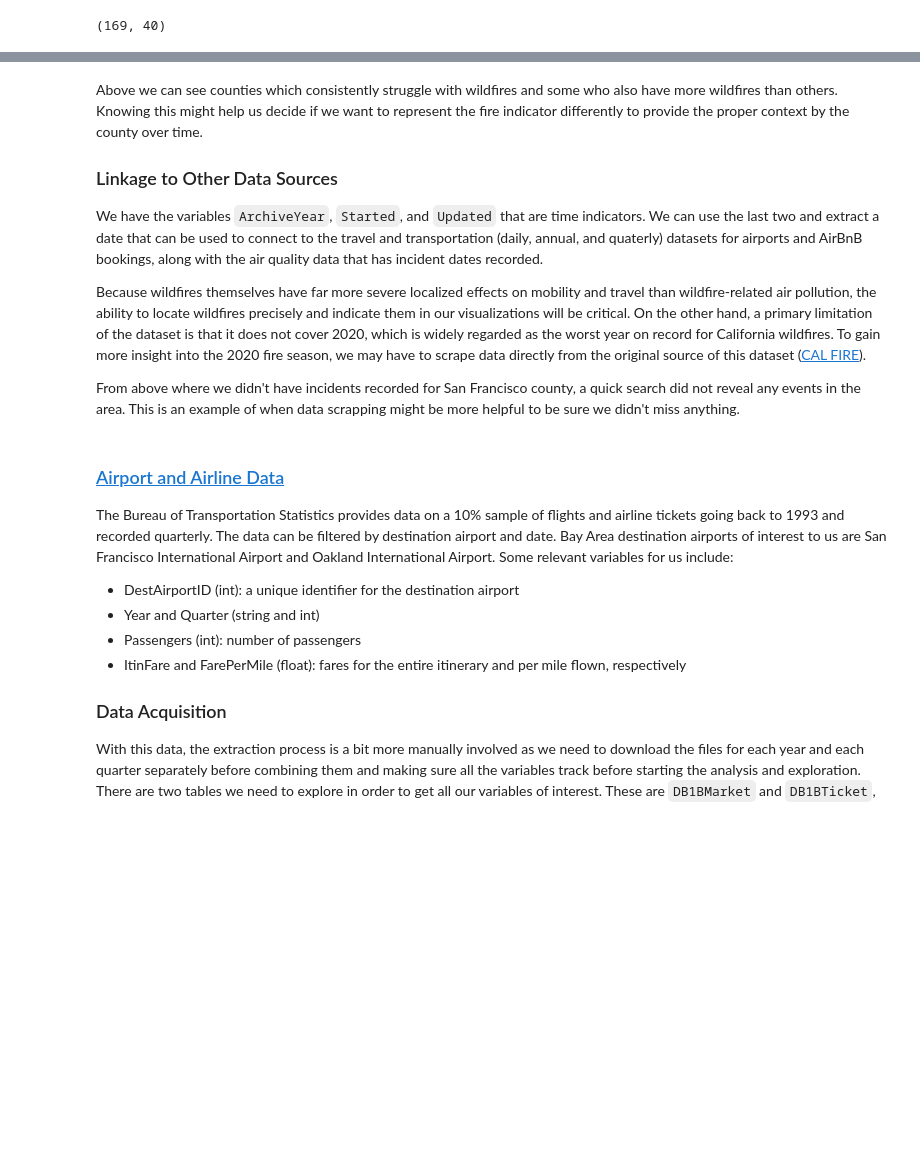
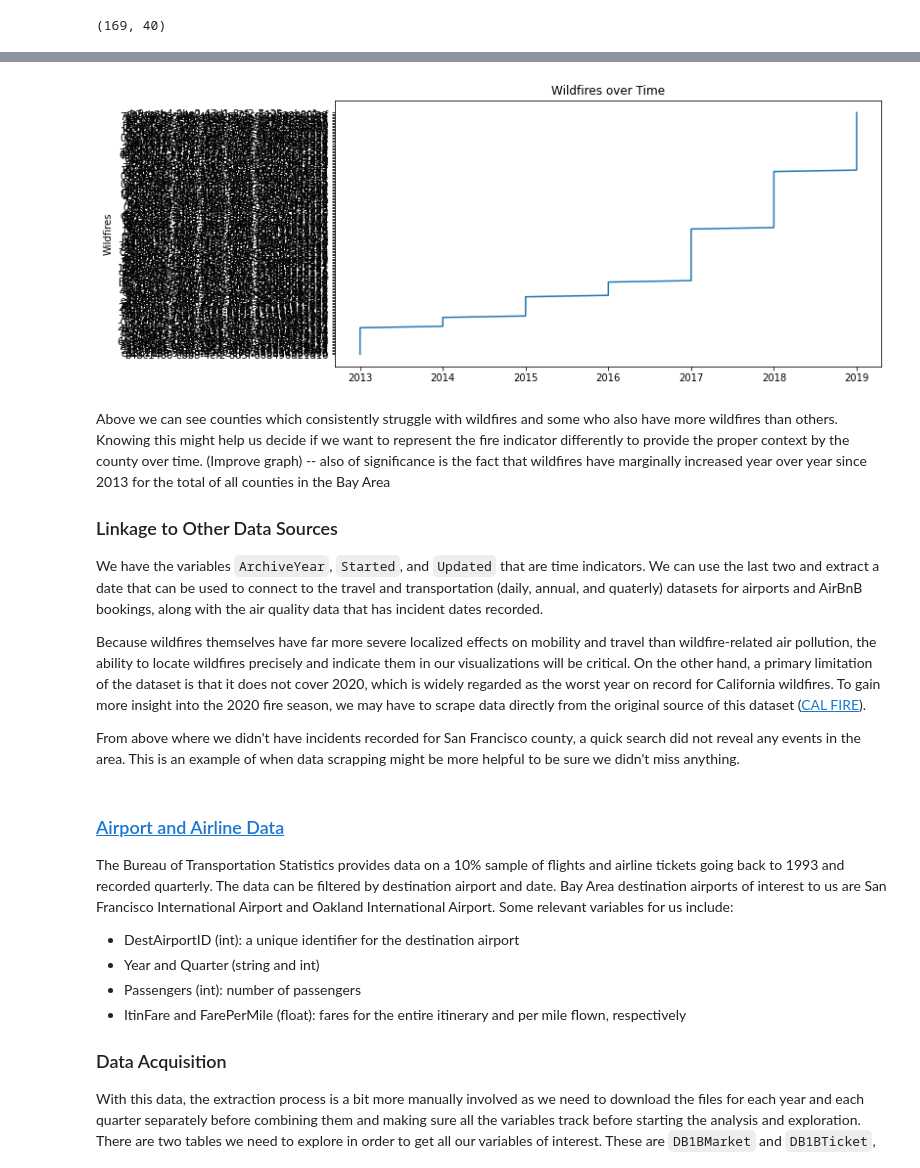
Before and after one commit to siawayforward/DS4A-group-project, a Jupyter notebook: Dataset Details.ipynb, the cells around one changed output, grey strips where cells are left out. Cells and saved outputs as stored; diff of their text form; code cells hidden in the pictures; blank space fills up the shorter version.

```diff
--- a/Dataset Details.ipynb
+++ b/Dataset Details.ipynb
@@ -161,5 +161,22 @@ plt.show()
+# %%
+#another view of this graph with emphasis on time (working progress)
+'''
+fig, ax = plt.subplots(ncols=1, figsize=(10,5))
+sns.lineplot(x='ArchiveYear', y='UniqueId', hue='Counties', data=df_bay_area, ax=ax)
+ax.set(title='Wildfire Occurences over Time', xlabel='Time (Years)', ylabel='Wildfires')
+plt.show()
+'''
+
+#another view of this graph with emphasis on time
+fig, ax = plt.subplots(ncols=1, figsize=(10,5))
+plt.plot('ArchiveYear', 'UniqueId', data=df_bay_area)
+plt.title('Wildfires over Time')
+plt.ylabel('Wildfires')
+plt.show()
+# %% [output]
+[figure, added]
 # %% [markdown]
-Above we can see counties which consistently struggle with wildfires and some who also have more wildfires than others. Knowing this might help us decide if we want to represent the fire indicator differently to provide the proper context by the county over time.
+Above we can see counties which consistently struggle with wildfires and some who also have more wildfires than others. Knowing this might help us decide if we want to represent the fire indicator differently to provide the proper context by the county over time. (Improve graph) -- also of significance is the fact that wildfires have marginally increased year over year since 2013 for the total of all counties in the Bay Area
 
 ### Linkage to Other Data Sources
 We have the variables `ArchiveYear`, `Started`, and `Updated` that are time indicators. We can use the last two and extract a date that can be used to connect to the travel and transportation (daily, annual, and quaterly) datasets for airports and AirBnB bookings, along with the air quality data that has incident dates recorded.
```
Also changed, not shown: parts of 1 cell of this notebook.
